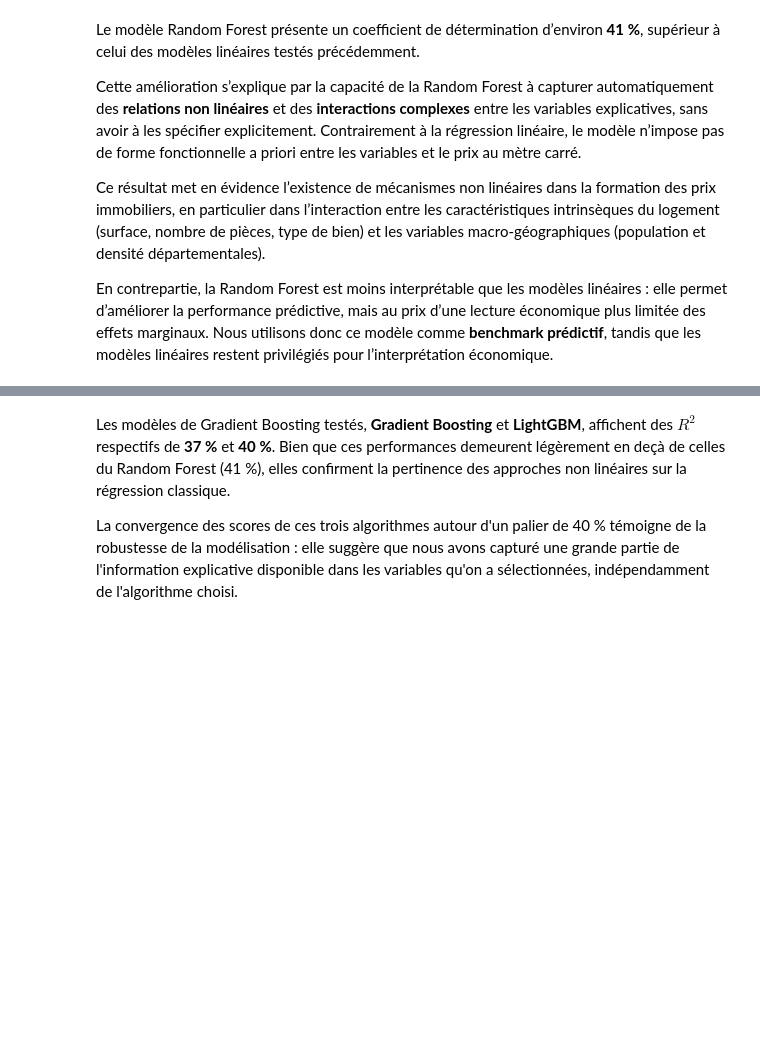
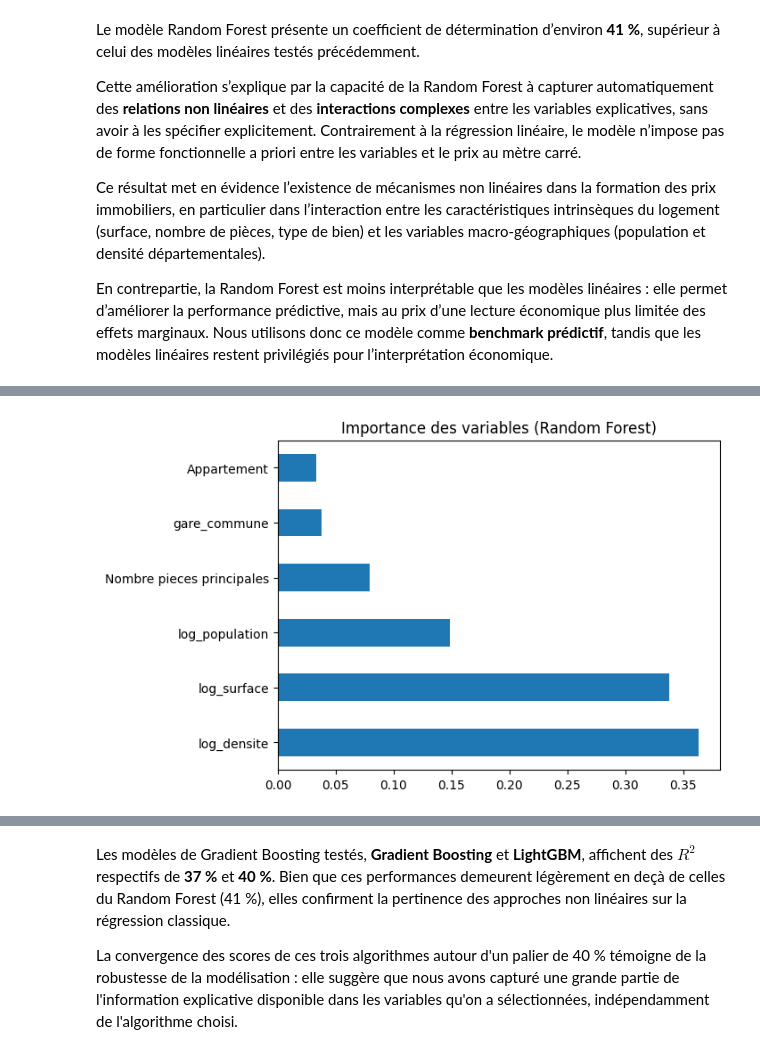
Before and after one commit to constantinsimon/Projet-Python-2A-ENSAE, a Jupyter notebook: Main notebook.ipynb, the cells around one changed output, grey strips where cells are left out. Cells and saved outputs as stored; diff of their text form; code cells hidden in the pictures; blank space fills up the shorter version.

```diff
--- a/Main notebook.ipynb
+++ b/Main notebook.ipynb
@@ -790,0 +1001,10 @@ tandis que les modèles linéaires restent privilégiés pour l’interprétatio
+# %%
+import pandas as pd
+import seaborn as sns
+
+feat_importances = pd.Series(rf.feature_importances_, index=X_train.columns)
+feat_importances.nlargest(10).plot(kind='barh')
+plt.title("Importance des variables (Random Forest)")
+plt.show()
+# %% [output]
+[figure, added]
```
Also changed, not shown: parts of 45 cells of this notebook, 1 other file.
